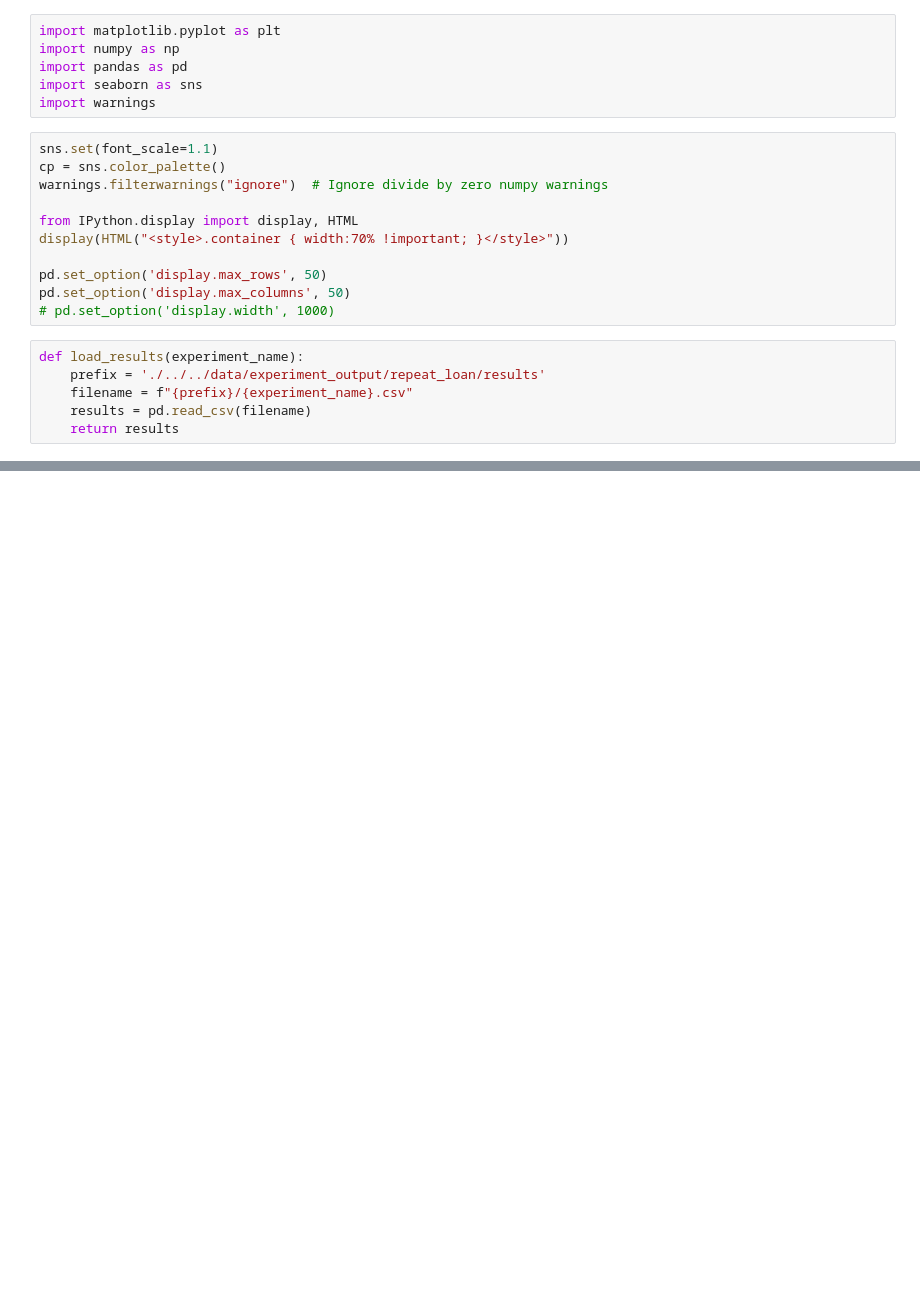
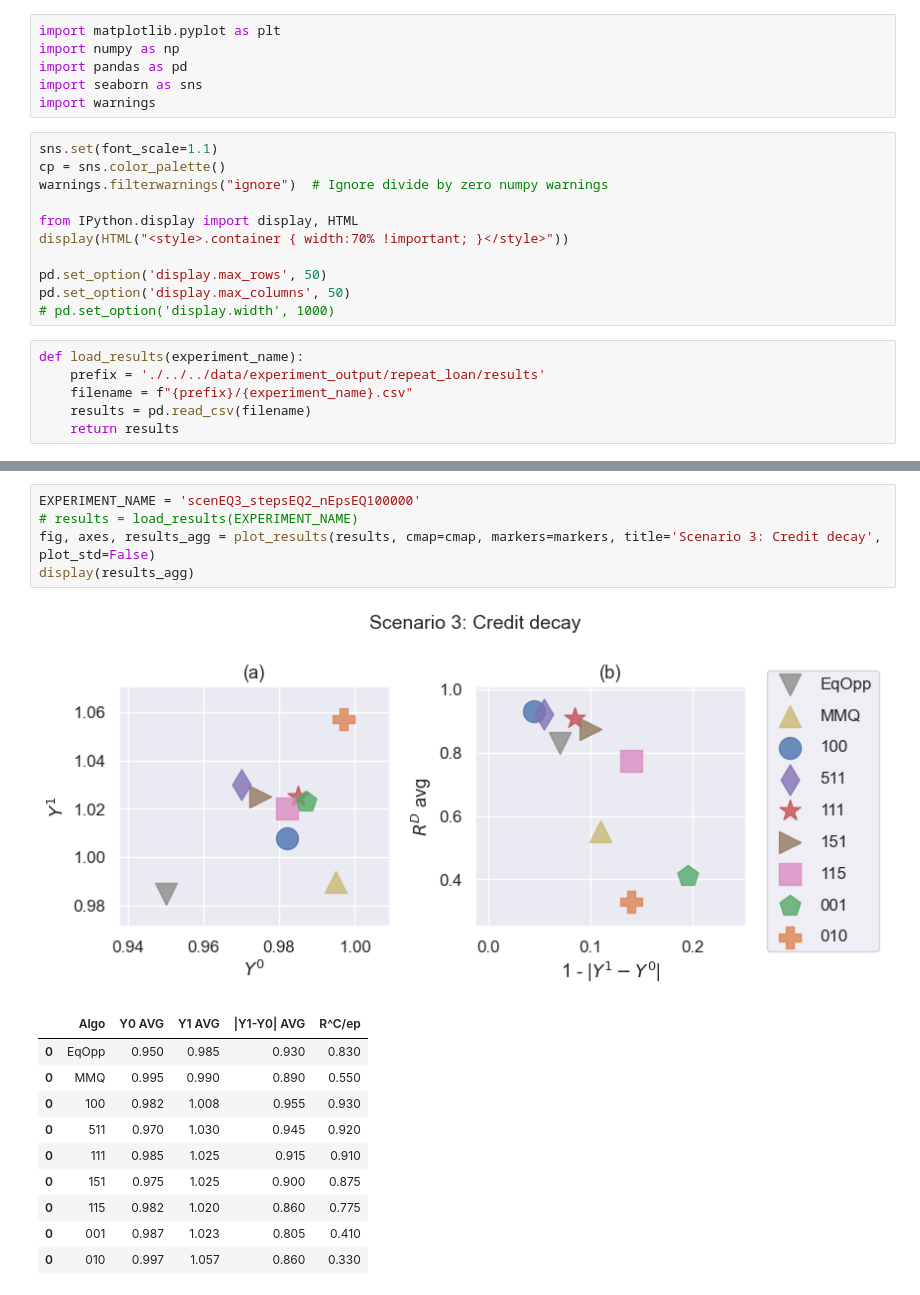
Before and after one commit to jackblandin/research, a Jupyter notebook: experiments/fairness/fair-repeat-loan-evaluation.ipynb, the cells around one changed output, grey strips where cells are left out. Saved outputs shown, nothing was run; the diff lists cells and outputs as text; blank space fills up the shorter version.

```diff
--- a/experiments/fairness/fair-repeat-loan-evaluation.ipynb
+++ b/experiments/fairness/fair-repeat-loan-evaluation.ipynb
@@ -143,0 +485,17 @@ display(results_agg)
+# %%
+EXPERIMENT_NAME = 'scenEQ3_stepsEQ2_nEpsEQ100000'
+# results = load_results(EXPERIMENT_NAME)
+fig, axes, results_agg = plot_results(results, cmap=cmap, markers=markers, title='Scenario 3: Credit decay', plot_std=False)
+display(results_agg)
+# %% [output]
+[figure, added]
+|  | Algo | Y0 AVG | Y1 AVG | |Y1-Y0| AVG | R^C/ep |
+| 0 | EqOpp | 0.950 | 0.985 | 0.930 | 0.830 |
+| 0 | MMQ | 0.995 | 0.990 | 0.890 | 0.550 |
+| 0 | 100 | 0.982 | 1.008 | 0.955 | 0.930 |
+| 0 | 511 | 0.970 | 1.030 | 0.945 | 0.920 |
+| 0 | 111 | 0.985 | 1.025 | 0.915 | 0.910 |
+| 0 | 151 | 0.975 | 1.025 | 0.900 | 0.875 |
+| 0 | 115 | 0.982 | 1.020 | 0.860 | 0.775 |
+| 0 | 001 | 0.987 | 1.023 | 0.805 | 0.410 |
+| 0 | 010 | 0.997 | 1.057 | 0.860 | 0.330 |
```
Also changed, not shown: parts of 12 cells of this notebook, 4 other files.
